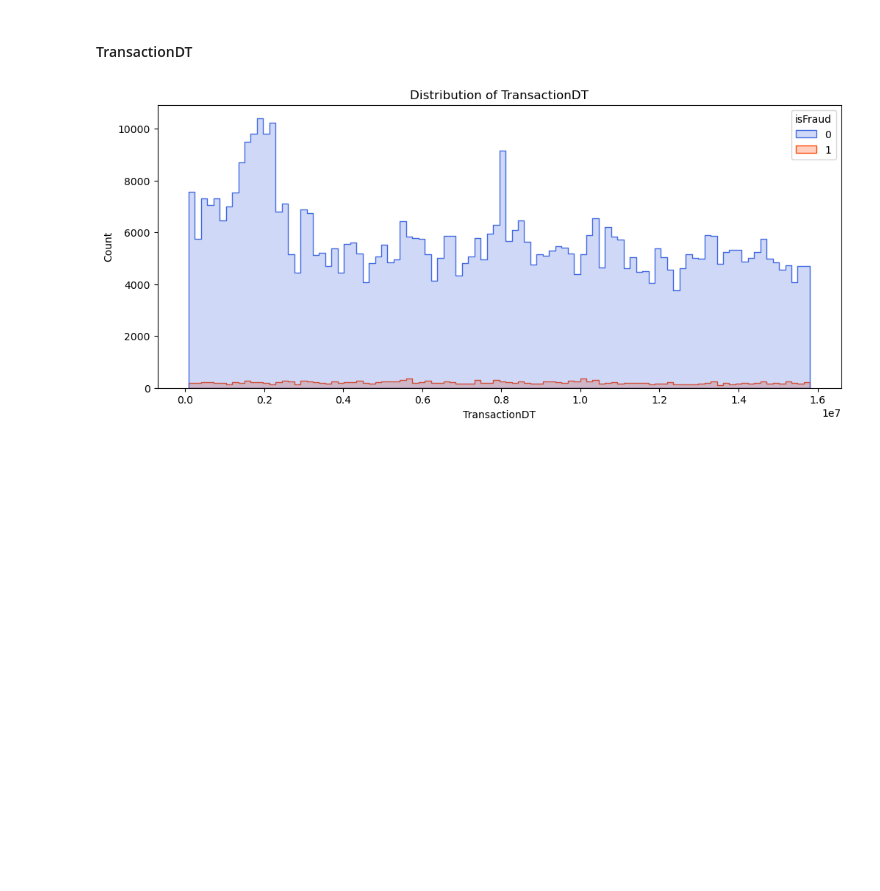
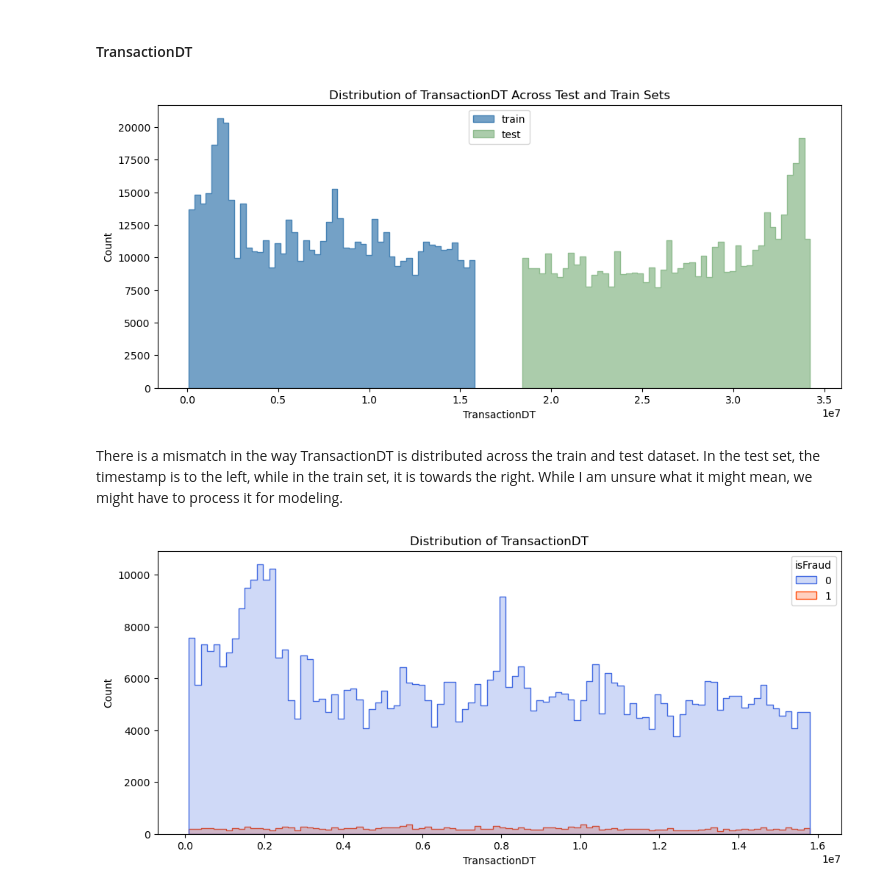
Before and after one commit to ziadharmanani/Financial-Fraud-Detection, a Jupyter notebook: notebooks/01_Transaction_EDA.ipynb, the cells around one changed output. Cells and saved outputs as stored; diff of their text form; code cells hidden in the pictures; blank space fills up the shorter version.

```diff
--- a/notebooks/01_Transaction_EDA.ipynb
+++ b/notebooks/01_Transaction_EDA.ipynb
@@ -206,4 +180,28 @@ plt.show()
 Fraudulent transactions overlap with non-Fraudulent ones, especially at low transaction amounts, which makes it hard to distinguish them from one another. They also both follow a similar distribution, but the fraudulent ones have. a larger spread.
 # %% [markdown]
 #### TransactionDT
+# %%
+plt.figure(figsize=(12, 5))
+
+sns.histplot(df_train['TransactionDT'],
+             label='train',
+             element='step',
+             bins=50,
+             color='steelblue'
+             )
+
+sns.histplot(df_test['TransactionDT'],
+             label='test',
+             element='step',
+             bins=50,
+             color='darkseagreen'
+             )
+
+plt.title('Distribution of TransactionDT Across Test and Train Sets')
+plt.legend()
+plt.show()
+# %% [output]
+[figure, added]
+# %% [markdown]
+There is a mismatch in the way TransactionDT is distributed across the train and test dataset. In the test set, the timestamp is to the left, while in the train set, it is towards the right. While I am unsure what it might mean, we might have to process it for modeling.
 # %%
```
Also changed, not shown: parts of 22 cells of this notebook, 2 other files.
